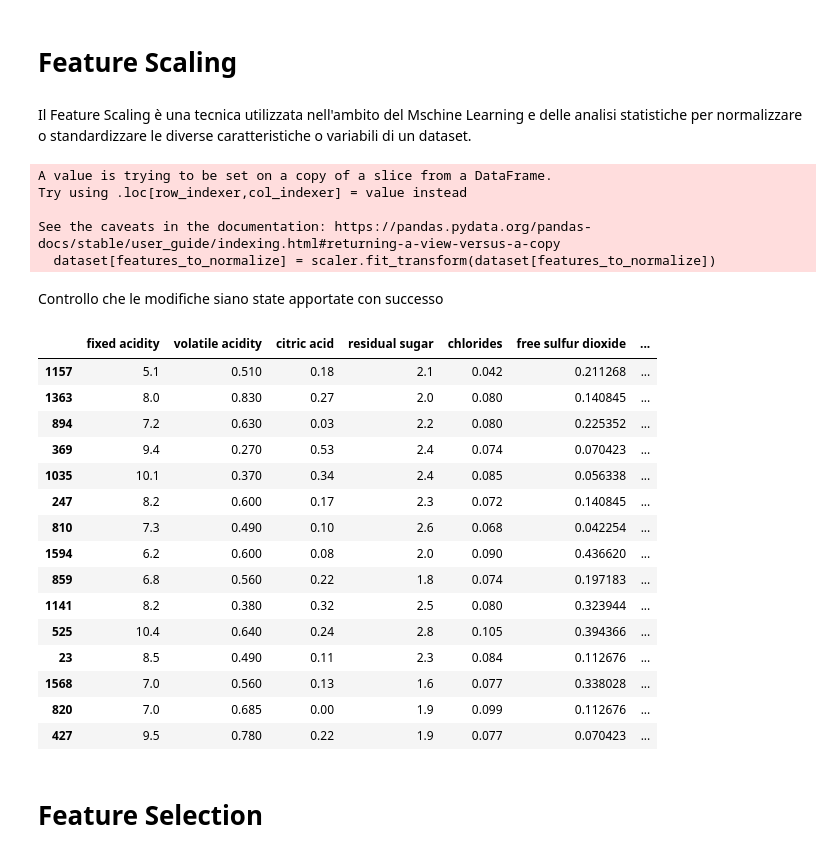
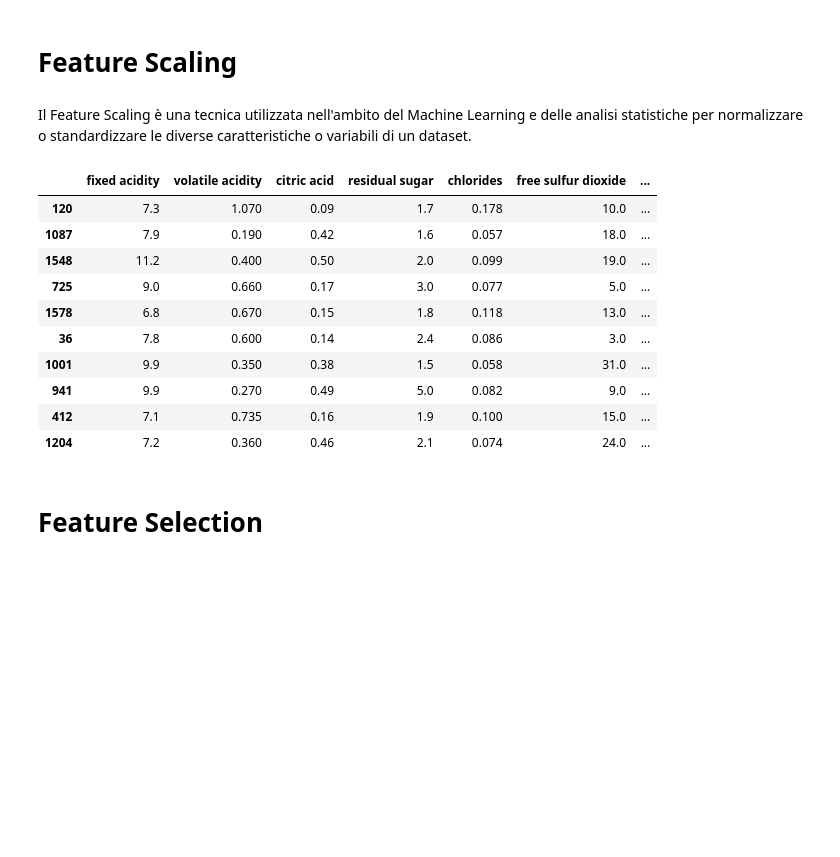
Before and after one commit to bafiuss/Sapore-DiVino, a Jupyter notebook: Sapore_DiVino-CODICE.ipynb, the cells around one changed output. Saved outputs shown, nothing was run; the diff lists cells and outputs as text; code cells hidden in the pictures; blank space fills up the shorter version.

```diff
--- a/Sapore_DiVino-CODICE.ipynb
+++ b/Sapore_DiVino-CODICE.ipynb
@@ -161,20 +174,4 @@ dataset.duplicated().sum()
 # %% [markdown]
 # Feature Scaling
 # %% [markdown]
-Il Feature Scaling è una tecnica utilizzata nell'ambito del Mschine Learning e delle analisi statistiche per normalizzare o standardizzare le diverse caratteristiche o variabili di un dataset.
+Il Feature Scaling è una tecnica utilizzata nell'ambito del Machine Learning e delle analisi statistiche per normalizzare o standardizzare le diverse caratteristiche o variabili di un dataset.
-# %%
-from sklearn.preprocessing import MinMaxScaler
-
-features_to_normalize = ['free sulfur dioxide', 'total sulfur dioxide']
-
-scaler = MinMaxScaler()
-
-dataset[features_to_normalize] = scaler.fit_transform(dataset[features_to_normalize])
-# %% [output]
-A value is trying to be set on a copy of a slice from a DataFrame.
-Try using .loc[row_indexer,col_indexer] = value instead
-
-See the caveats in the documentation: https://pandas.pydata.org/pandas-docs/stable/user_guide/indexing.html#returning-a-view-versus-a-copy
-  dataset[features_to_normalize] = scaler.fit_transform(dataset[features_to_normalize])
-# %% [markdown]
-Controllo che le modifiche siano state apportate con successo
@@ -181,22 +191,17 @@ Controllo che le modifiche siano state apportate con successo
 # %%
-dataset.sample(15)
+dataset.sample(10)
 # %% [output]
 |  | fixed acidity | volatile acidity | citric acid | residual sugar | chlorides | free sulfur dioxide | ... |
-| 1157 | 5.1 | 0.510 | 0.18 | 2.1 | 0.042 | 0.211268 | ... |
-| 1363 | 8.0 | 0.830 | 0.27 | 2.0 | 0.080 | 0.140845 | ... |
-| 894 | 7.2 | 0.630 | 0.03 | 2.2 | 0.080 | 0.225352 | ... |
-| 369 | 9.4 | 0.270 | 0.53 | 2.4 | 0.074 | 0.070423 | ... |
-| 1035 | 10.1 | 0.370 | 0.34 | 2.4 | 0.085 | 0.056338 | ... |
-| 247 | 8.2 | 0.600 | 0.17 | 2.3 | 0.072 | 0.140845 | ... |
-| 810 | 7.3 | 0.490 | 0.10 | 2.6 | 0.068 | 0.042254 | ... |
-| 1594 | 6.2 | 0.600 | 0.08 | 2.0 | 0.090 | 0.436620 | ... |
-| 859 | 6.8 | 0.560 | 0.22 | 1.8 | 0.074 | 0.197183 | ... |
-| 1141 | 8.2 | 0.380 | 0.32 | 2.5 | 0.080 | 0.323944 | ... |
-| 525 | 10.4 | 0.640 | 0.24 | 2.8 | 0.105 | 0.394366 | ... |
-| 23 | 8.5 | 0.490 | 0.11 | 2.3 | 0.084 | 0.112676 | ... |
-| 1568 | 7.0 | 0.560 | 0.13 | 1.6 | 0.077 | 0.338028 | ... |
-| 820 | 7.0 | 0.685 | 0.00 | 1.9 | 0.099 | 0.112676 | ... |
-| 427 | 9.5 | 0.780 | 0.22 | 1.9 | 0.077 | 0.070423 | ... |
+| 120 | 7.3 | 1.070 | 0.09 | 1.7 | 0.178 | 10.0 | ... |
+| 1087 | 7.9 | 0.190 | 0.42 | 1.6 | 0.057 | 18.0 | ... |
+| 1548 | 11.2 | 0.400 | 0.50 | 2.0 | 0.099 | 19.0 | ... |
+| 725 | 9.0 | 0.660 | 0.17 | 3.0 | 0.077 | 5.0 | ... |
+| 1578 | 6.8 | 0.670 | 0.15 | 1.8 | 0.118 | 13.0 | ... |
+| 36 | 7.8 | 0.600 | 0.14 | 2.4 | 0.086 | 3.0 | ... |
+| 1001 | 9.9 | 0.350 | 0.38 | 1.5 | 0.058 | 31.0 | ... |
+| 941 | 9.9 | 0.270 | 0.49 | 5.0 | 0.082 | 9.0 | ... |
+| 412 | 7.1 | 0.735 | 0.16 | 1.9 | 0.100 | 15.0 | ... |
+| 1204 | 7.2 | 0.360 | 0.46 | 2.1 | 0.074 | 24.0 | ... |
 # %% [markdown]
 # Feature Selection
 # %% [markdown]
```
Also changed, not shown: parts of 86 cells of this notebook.
